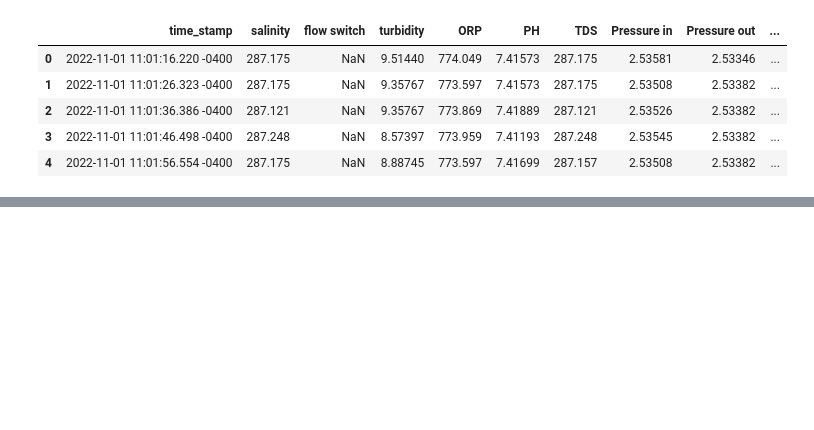
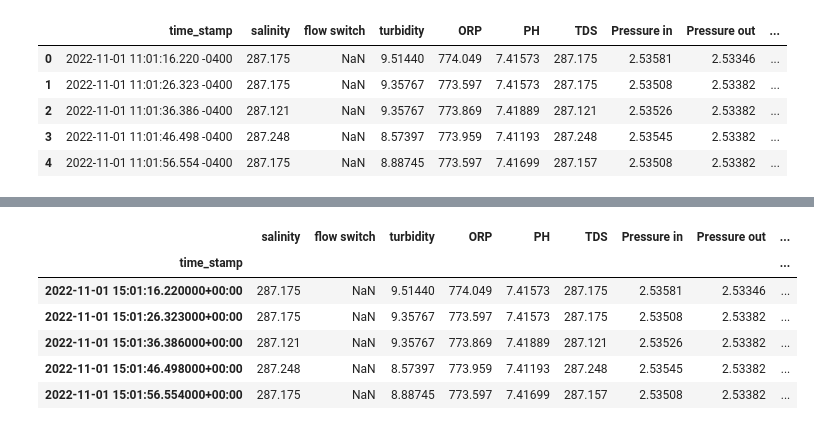
Before and after one commit to lutimoth/RIIPEN_ANTLER, a Jupyter notebook: Tim_Notebooks/Data Wrangle and EDA.ipynb, the cells around one changed output, grey strips where cells are left out. Cells and saved outputs as stored; diff of their text form; code cells hidden in the pictures; blank space fills up the shorter version.

```diff
--- a/Tim_Notebooks/Data Wrangle and EDA.ipynb
+++ b/Tim_Notebooks/Data Wrangle and EDA.ipynb
@@ -52,0 +84,11 @@ df.plot(subplots = True, grid = True, sharex=False,\
+# %%
+one_day = df.loc['2022-11-01']
+one_day.head()
+# %% [output]
+|  | salinity | flow switch | turbidity | ORP | PH | TDS | Pressure in | Pressure out | ... |
+| time_stamp |  |  |  |  |  |  |  |  | ... |
+| 2022-11-01 15:01:16.220000+00:00 | 287.175 | NaN | 9.51440 | 774.049 | 7.41573 | 287.175 | 2.53581 | 2.53346 | ... |
+| 2022-11-01 15:01:26.323000+00:00 | 287.175 | NaN | 9.35767 | 773.597 | 7.41573 | 287.175 | 2.53508 | 2.53382 | ... |
+| 2022-11-01 15:01:36.386000+00:00 | 287.121 | NaN | 9.35767 | 773.869 | 7.41889 | 287.121 | 2.53526 | 2.53382 | ... |
+| 2022-11-01 15:01:46.498000+00:00 | 287.248 | NaN | 8.57397 | 773.959 | 7.41193 | 287.248 | 2.53545 | 2.53382 | ... |
+| 2022-11-01 15:01:56.554000+00:00 | 287.175 | NaN | 8.88745 | 773.597 | 7.41699 | 287.157 | 2.53508 | 2.53382 | ... |
```
Also changed, not shown: parts of 8 cells of this notebook.
